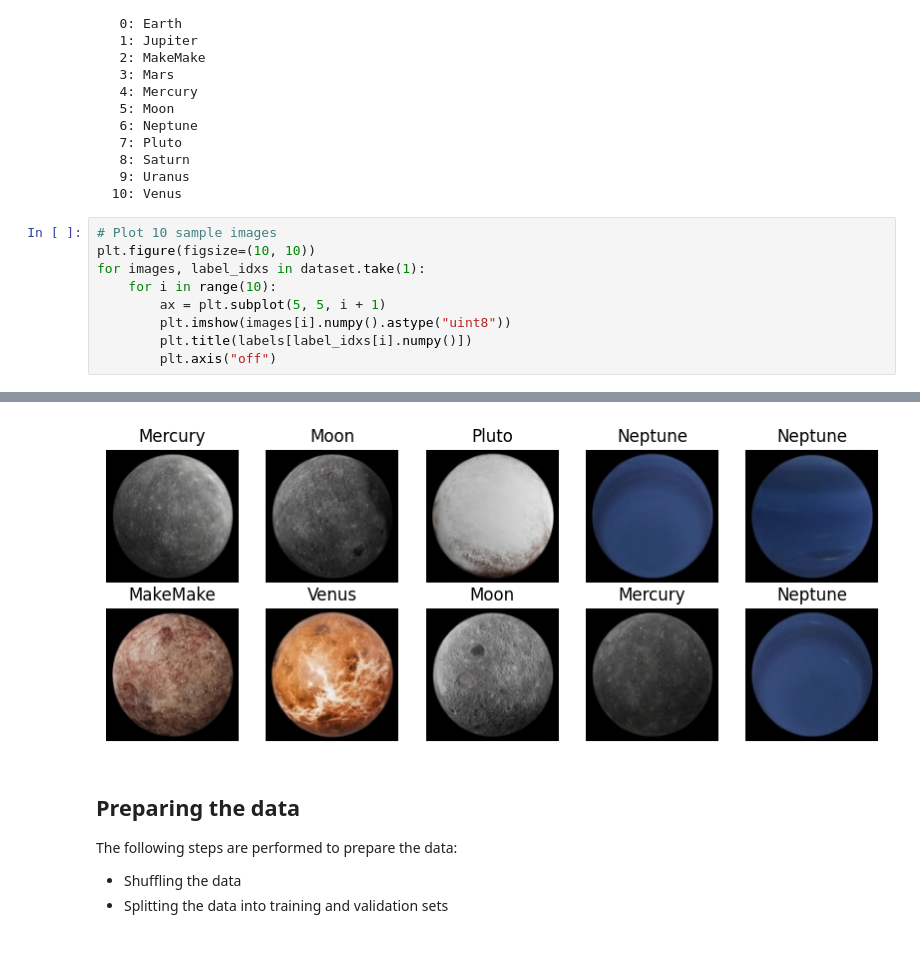
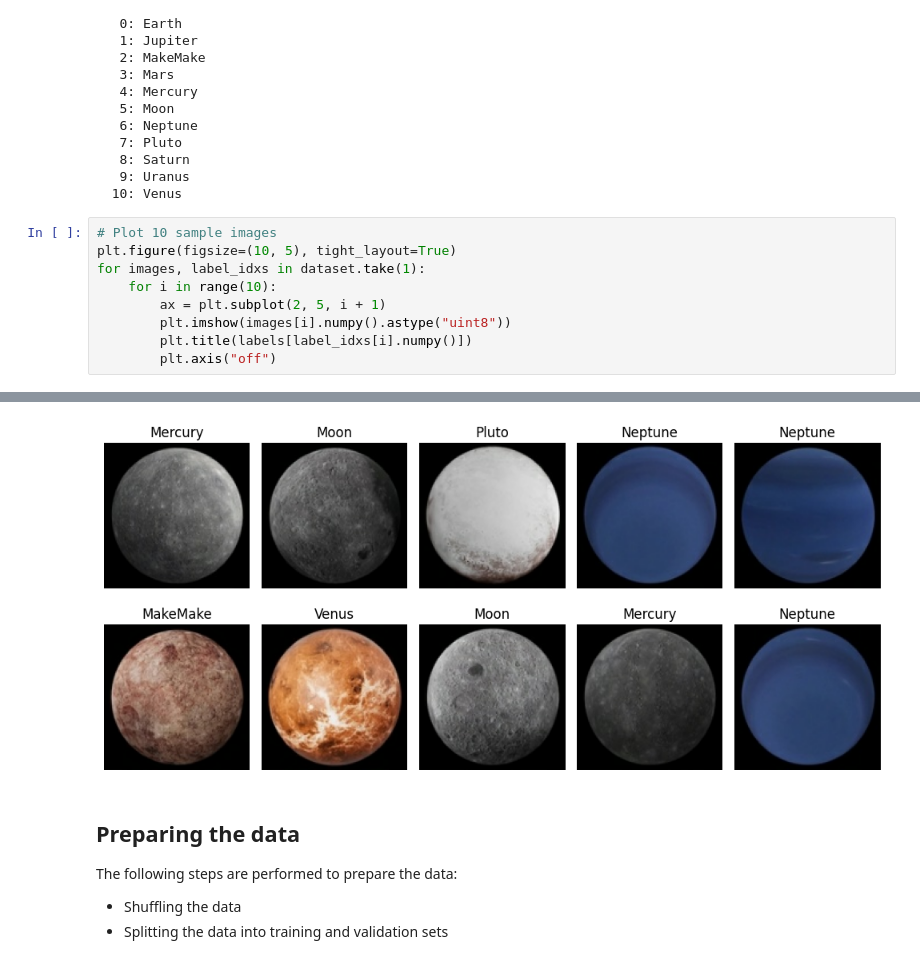
Before and after one commit to swiss-ai-center/a-guide-to-mlops, a Jupyter notebook: notebook.ipynb, the cells around one changed output, grey strips where cells are left out. Drawn from its saved outputs; the diff is of its cells as text.

Commit message:
Update image plotting

```diff
--- a/notebook.ipynb
+++ b/notebook.ipynb
@@ -74,10 +71,10 @@ Labels:
   10: Venus
 # %%
 # Plot 10 sample images
-plt.figure(figsize=(10, 10))
+plt.figure(figsize=(10, 5), tight_layout=True)
 for images, label_idxs in dataset.take(1):
     for i in range(10):
-        ax = plt.subplot(5, 5, i + 1)
+        ax = plt.subplot(2, 5, i + 1)
         plt.imshow(images[i].numpy().astype("uint8"))
         plt.title(labels[label_idxs[i].numpy()])
         plt.axis("off")
@@ -88,5 +85,5 @@ for images, label_idxs in dataset.take(1):
          [[{{node Placeholder/_0}}]]
-[figure, old version]
+[figure, new version]
 # %% [markdown]
 ## Preparing the data
 
```
Also changed, not shown: parts of 8 cells of this notebook.
